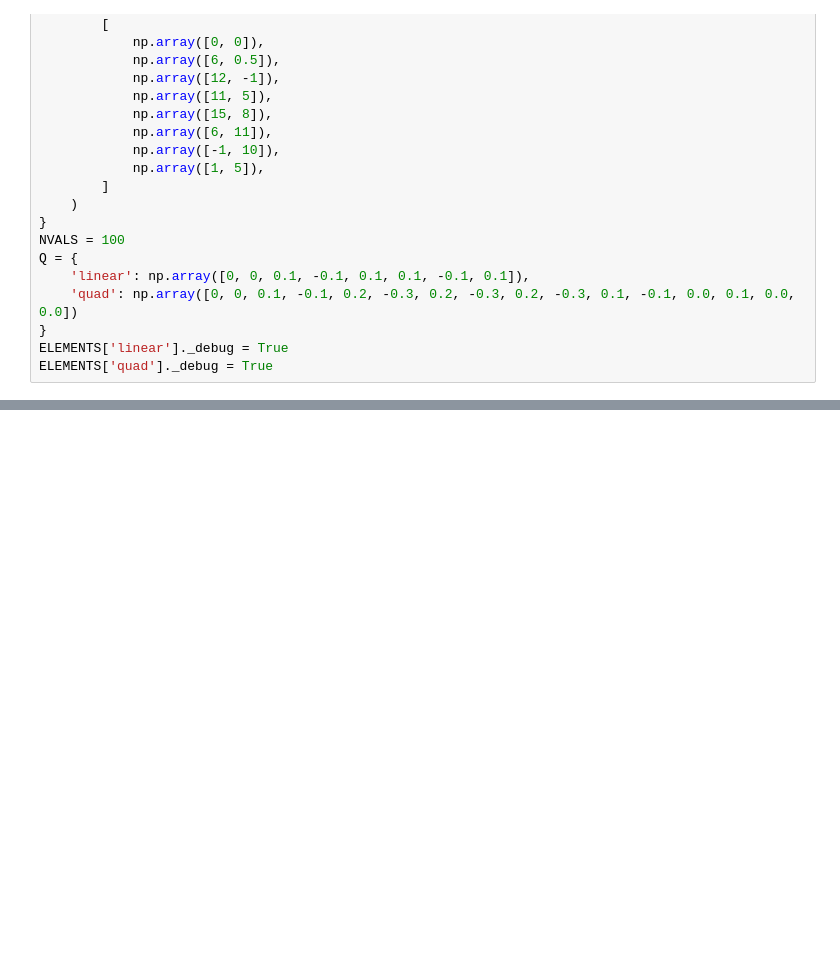
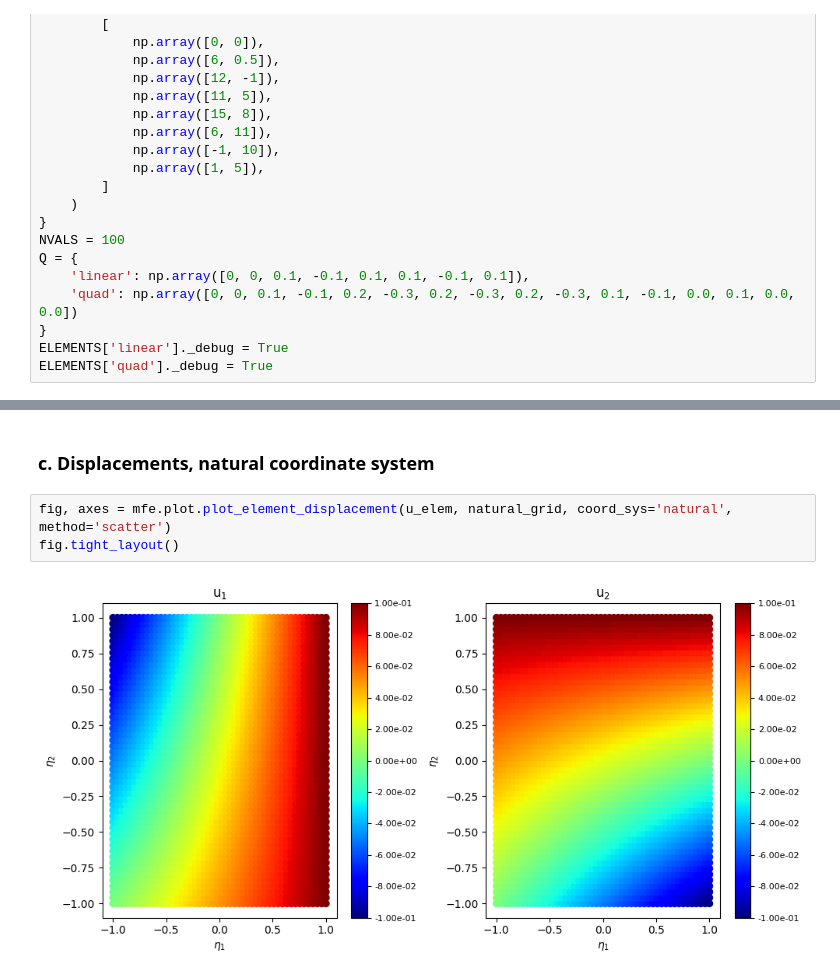
Before and after one commit to mnolaya/theory-of-fea, a Jupyter notebook: homeworks/hw2/hw2_soln.ipynb, the cells around one changed output, grey strips where cells are left out. Saved outputs shown, nothing was run; the diff lists cells and outputs as text; blank space fills up the shorter version.

```diff
--- a/homeworks/hw2/hw2_soln.ipynb
+++ b/homeworks/hw2/hw2_soln.ipynb
@@ -358,0 +367,7 @@ fig.tight_layout()
+# %% [markdown]
+### c. Displacements, natural coordinate system
+# %%
+fig, axes = mfe.plot.plot_element_displacement(u_elem, natural_grid, coord_sys='natural', method='scatter')
+fig.tight_layout()
+# %% [output]
+[figure, added]
```
Also changed, not shown: parts of 34 cells of this notebook, 7 other files.
